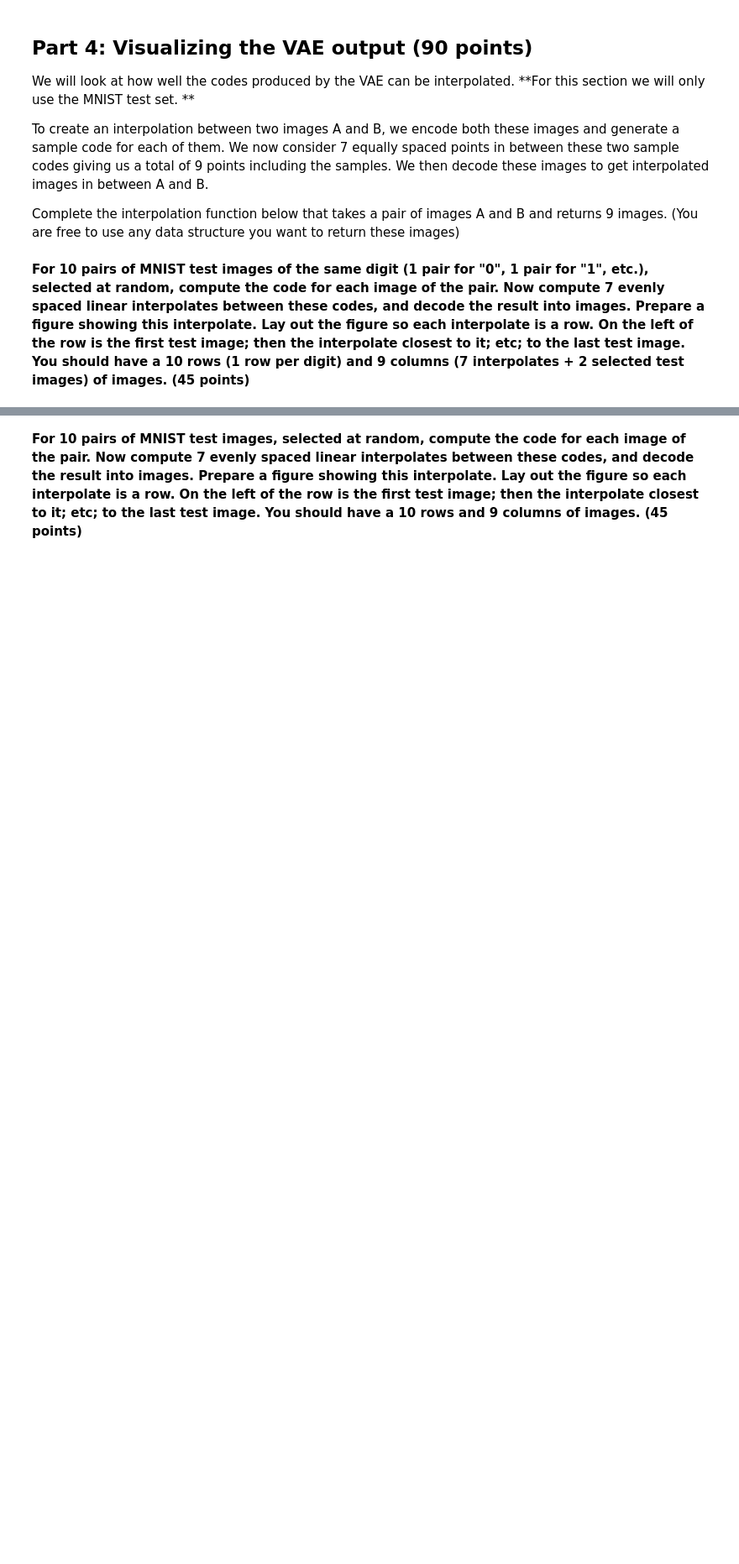
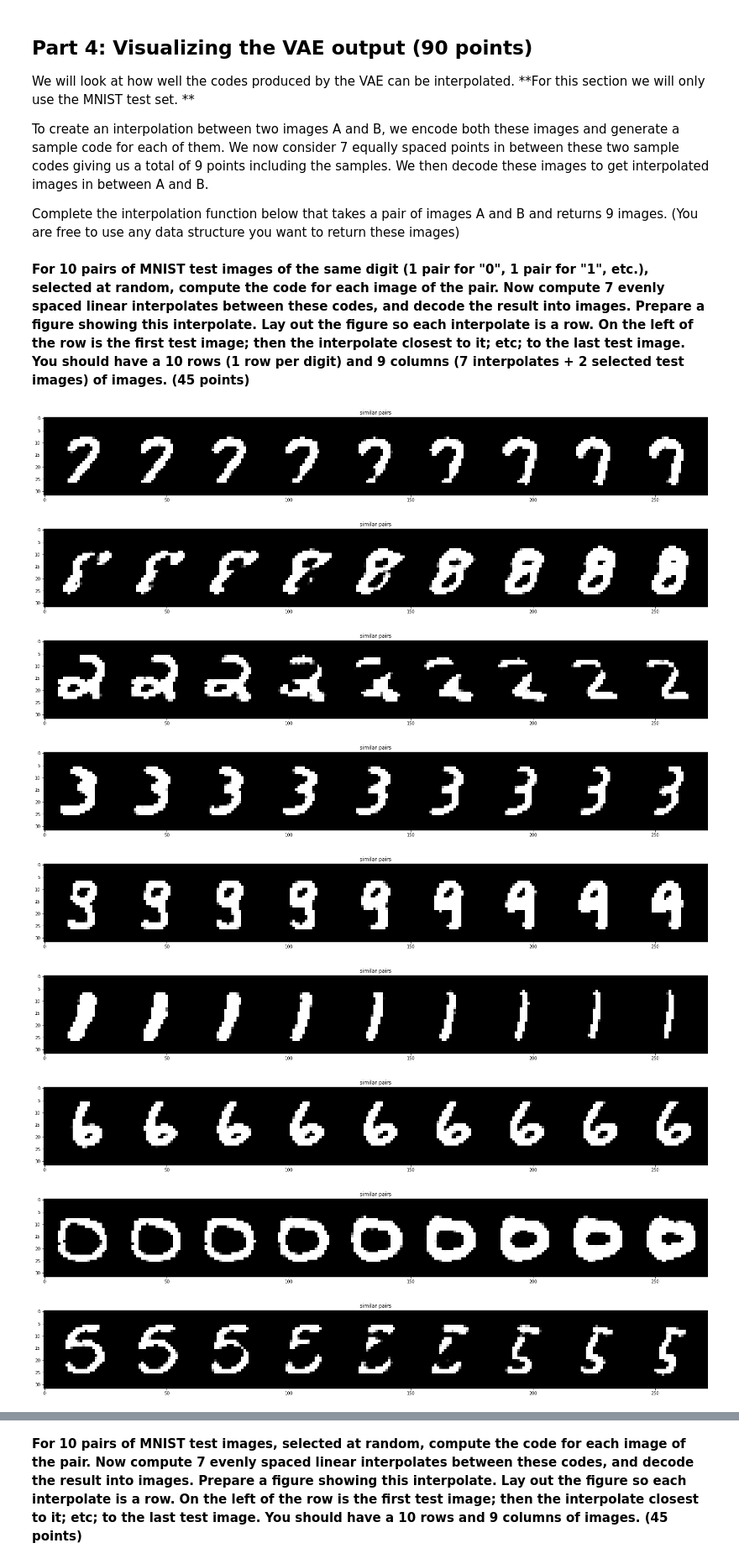
Before and after one commit to ren-bettendorf/AppliedMachineLearning, a Jupyter notebook: HW9/renb2_HW9.ipynb, the cells around one changed output, grey strips where cells are left out. Shown at 84% size. Saved outputs shown, nothing was run; the diff lists cells and outputs as text; code cells hidden in the pictures; blank space fills up the shorter version.

```diff
--- a/HW9/renb2_HW9.ipynb
+++ b/HW9/renb2_HW9.ipynb
@@ -353,22 +344,69 @@ def create_interpolates(A, B, model):
+# %%
+import matplotlib.pyplot as plt
+from torchvision import utils
+%matplotlib inline
+import numpy as np
+
+def create_interpolates(A, B, model):
+    fig = plt.figure(figsize=(28, 28))
+    recon_batch, mu_a, logvar_a = model.forward(A)
+    recon_batch, mu_b, logvar_b = model.forward(B)
+    sample_A = model.reparameterize(mu_a, logvar_a)
+    sample_B = model.reparameterize(mu_b, logvar_b)
+
+    diff = sample_B - sample_A
+    steps = np.linspace(0, 1, 9)
+    flattened_images = torch.zeros((9, 20))
+    images = torch.zeros((9, 28*28))
+
+    for i in range(9):
+        flattened_images[i] = torch.add(sample_A.detach(), steps[i], diff.detach())
+        images[i] = model.decode(flattened_images[i])
+    return images
 # %% [markdown]
 **For 10 pairs of MNIST test images of the same digit (1 pair for "0", 1 pair for "1", etc.), selected at random, compute the code for each image of the pair. Now compute 7 evenly spaced linear interpolates between these codes, and decode the result into images. Prepare a figure showing this interpolate. Lay out the figure so each interpolate is a row. On the left of the row is the first test image; then the interpolate closest to it; etc; to the last test image. You should have a 10 rows (1 row per digit) and 9 columns (7 interpolates + 2 selected test images) of images. (45 points)**
+# %%
+from torchvision import utils
+%matplotlib inline
+
+def show_mnist_batch(images_batch, title):
+    """Show images for a batch of samples."""
+    batch_size = images_batch.size(0)
+
+    grid = utils.make_grid(torch.reshape(images_batch, (batch_size,1, 28, 28)), nrow=9)
+    utils.save_image(torch.reshape(images_batch, (batch_size, 1, 28, 28)), f'{title}.png', nrow=9)
+    plt.imshow(grid.detach().numpy().transpose((1, 2, 0)))
+    plt.title(title)
 # %%
 similar_pairs = {}
 for _, (x, y) in enumerate(test_loader):
   for i in range(len(y)):
     if y[i].item() not in similar_pairs:
       similar_pairs[y[i].item()] = []
     if len(similar_pairs[y[i].item()])<2:
       similar_pairs[y[i].item()].append(x[i])
 
   done = True
   for i in range(10):
     if i not in similar_pairs or len(similar_pairs[i])<2:
       done = False
 
   if done:
     break
 
 # similar_pairs[i] contains two images indexed at 0 and 1 that have images of the digit i
 
 ## YOUR CODE HERE ##
+for paired in similar_pairs.values():
+    interpolates = create_interpolates(paired[0], paired[1], model)
+    show_mnist_batch(interpolates, "similar pairs")
+# %% [output]
+[figure, added]
+[figure, added]
+[figure, added]
+[figure, added]
+[figure, added]
+[figure, added]
+[figure, added]
+[figure, added]
+[figure, added]
```
Also changed, not shown: parts of 3 cells of this notebook, 2 other files.
